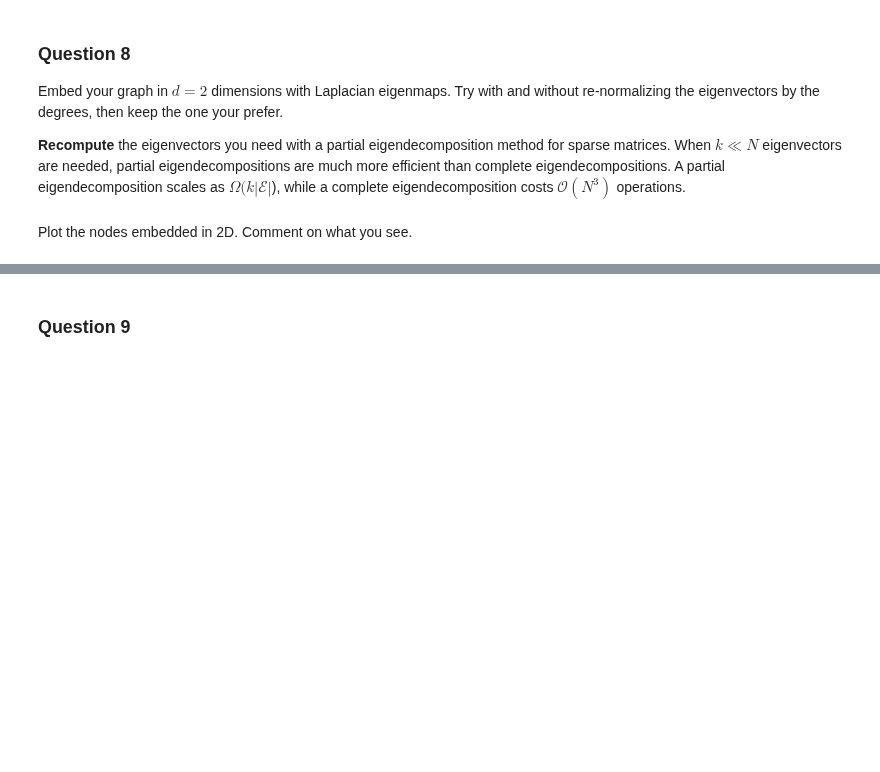
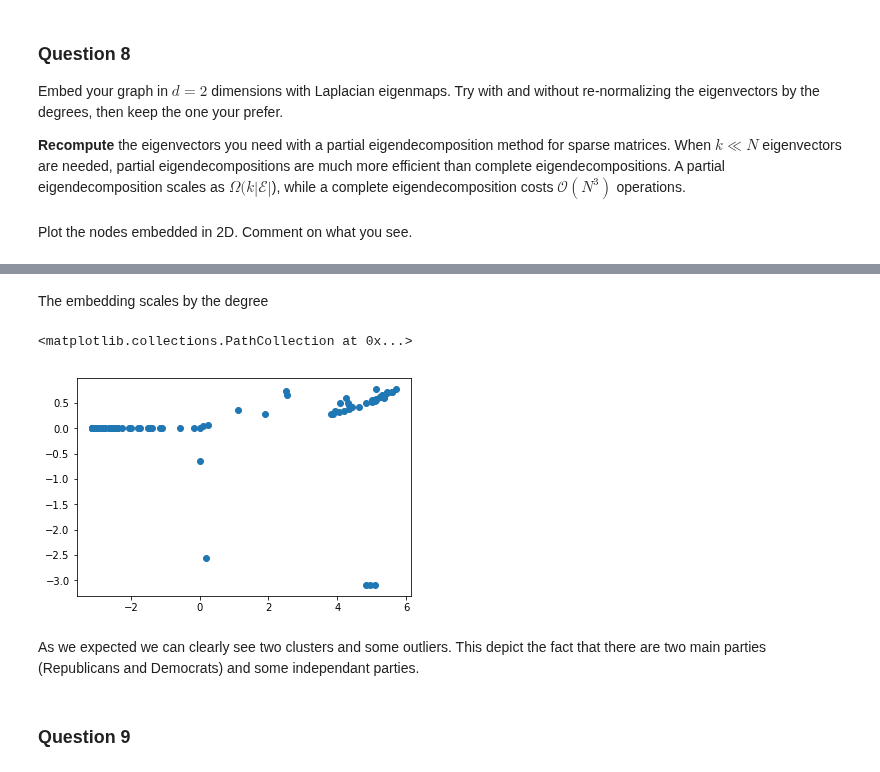
Before and after one commit to lkiel/US-Senators, a Jupyter notebook: milestones/3_spectral_graph_theory.ipynb, the cells around one changed output, grey strips where cells are left out. Cells and saved outputs as stored; diff of their text form; code cells hidden in the pictures; blank space fills up the shorter version.

```diff
--- a/milestones/3_spectral_graph_theory.ipynb
+++ b/milestones/3_spectral_graph_theory.ipynb
@@ -191,3 +275,12 @@ Plot the nodes embedded in 2D. Comment on what you see.
+# %% [markdown]
+The embedding scales by the degree
+# %%
+plt.scatter(embedding_degree[:,0],embedding_degree[:,1])
+# %% [output]
+<matplotlib.collections.PathCollection at 0x...>
+[figure, added]
+# %% [markdown]
+As we expected we can clearly see two clusters and some outliers. This depict the fact that there are two main parties (Republicans and Democrats) and some independant parties.
 # %% [markdown]
 ### Question 9
 # %% [markdown]
```
Also changed, not shown: parts of 42 cells of this notebook.
